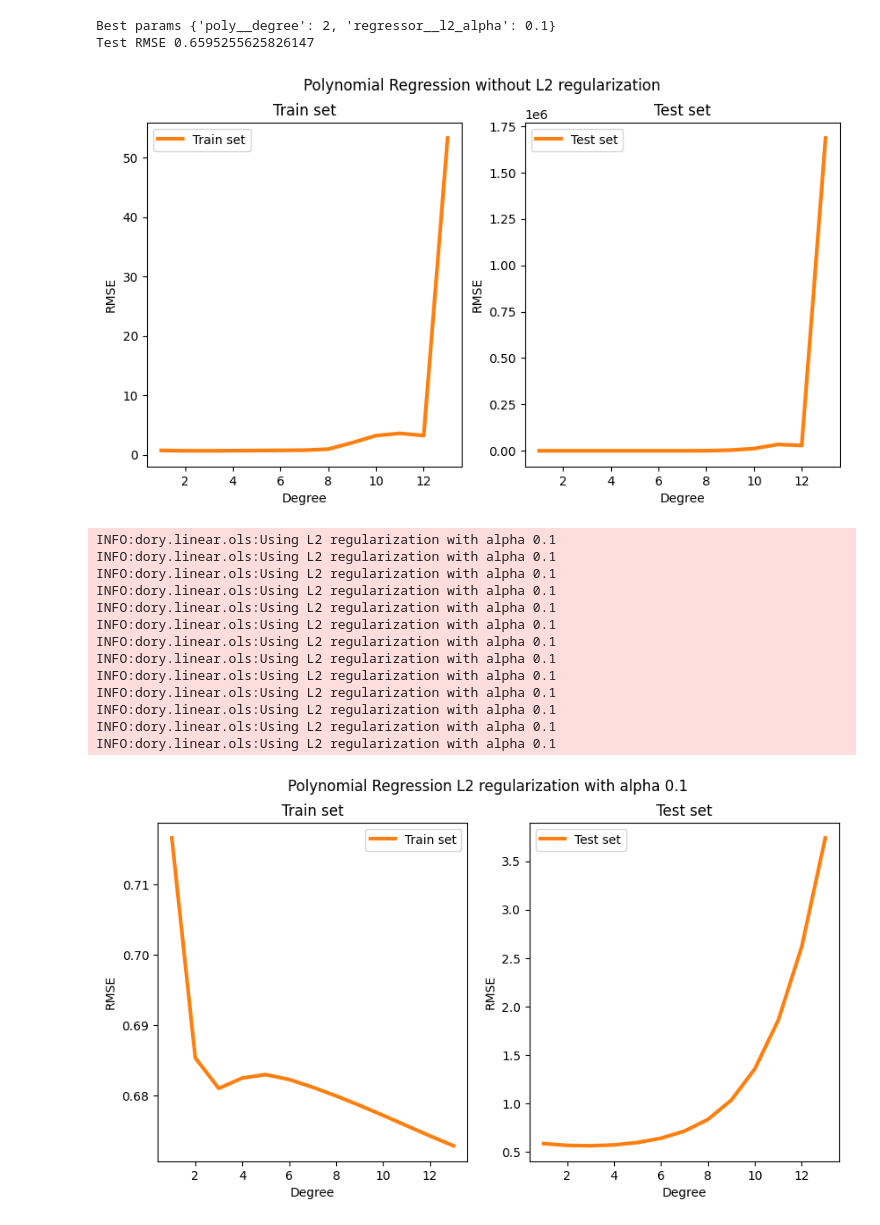
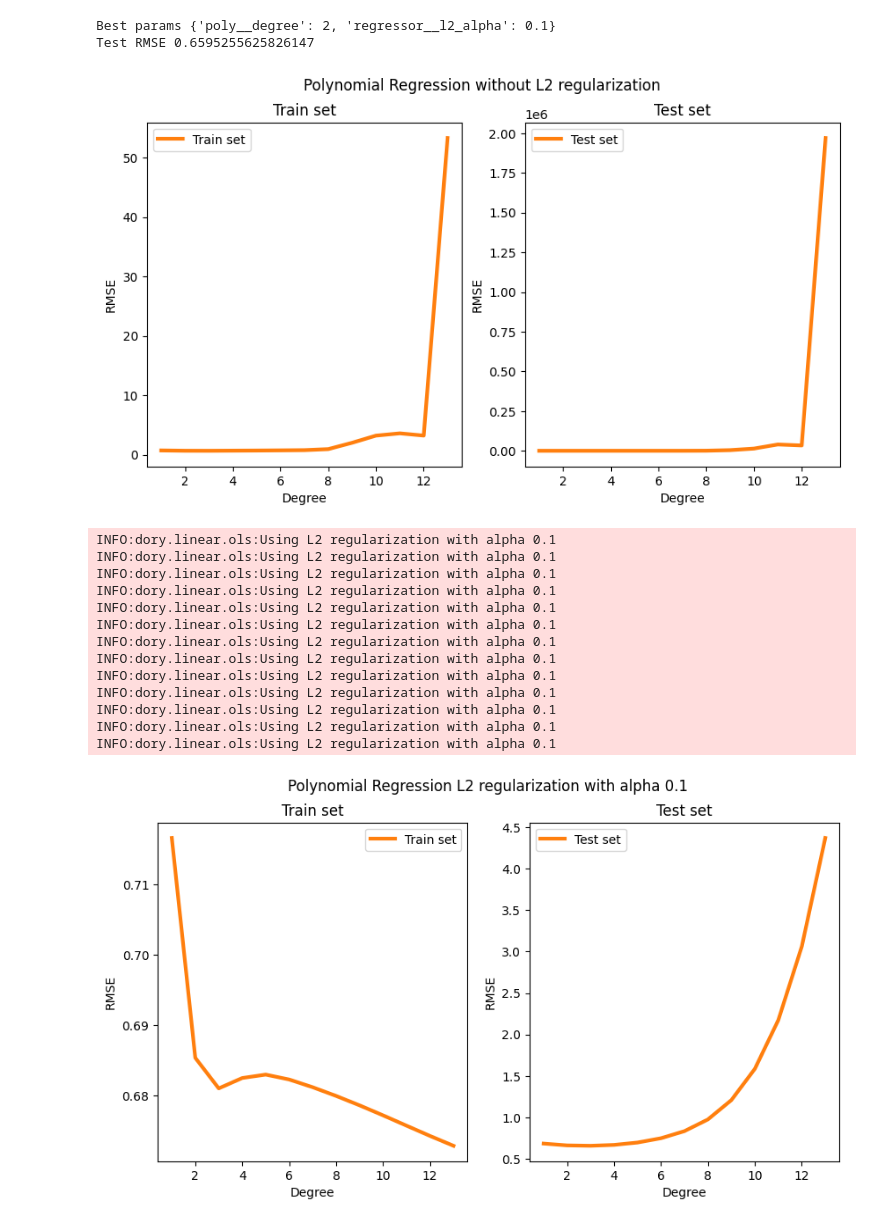
Before and after one commit to talDoFlemis/dory, a Jupyter notebook: lista_01/questao2.ipynb, the cells around one changed output. Cells and saved outputs as stored; diff of their text form; code cells hidden in the pictures.

Commit message:
fix: use denormalized values for rmse on questao2

```diff
--- a/lista_01/questao2.ipynb
+++ b/lista_01/questao2.ipynb
@@ -340,41 +337,41 @@ for i in range(1, 13 + 1):
 
     y_test_pred = pipe.predict(X_test)
     denormalized_y_test_pred = target_scaler.inverse_transform(y_test_pred.reshape(1, -1)).flatten()
-    rmse_test = root_mean_squared_error(y_test, y_test_pred)
+    rmse_test = root_mean_squared_error(denormalized_y_test, denormalized_y_test_pred)
 
     train_points["degree"].append(i)
     train_points["rmse"].append(rmse_validation)
 
     test_points["degree"].append(i)
     test_points["rmse"].append(rmse_test)
 
 
 
 ax[0].plot(
     train_points["degree"],
     train_points["rmse"],
     linewidth=3,
     color="tab:orange",
     label="Train set",
 )
 ax[0].set(xlabel="Degree", ylabel="RMSE", title="Train set")
 ax[0].legend()
 
 ax[1].plot(
     test_points["degree"],
     test_points["rmse"],
     linewidth=3,
     color="tab:orange",
     label="Test set",
 )
 ax[1].set(xlabel="Degree", ylabel="RMSE", title="Test set")
 ax[1].legend()
 
 fig.suptitle("Polynomial Regression without L2 regularization")
 
 fig.show()
 # %% [output]
-[figure, old version]
+[figure, new version]
 # %%
 
 fig, ax = plt.subplots(ncols=2, figsize=(10, 5))
@@ -396,7 +393,7 @@ for i in range(1, 13 + 1):
 
     y_test_pred = pipe.predict(X_test)
     denormalized_y_test_pred = target_scaler.inverse_transform(y_test_pred.reshape(1, -1)).flatten()
-    rmse_test = root_mean_squared_error(y_test, y_test_pred)
+    rmse_test = root_mean_squared_error(denormalized_y_test, denormalized_y_test_pred)
 
     train_points["degree"].append(i)
     train_points["rmse"].append(rmse_validation)
@@ -443,4 +440,4 @@ INFO:dory.linear.ols:Using L2 regularization with alpha 0.1
 INFO:dory.linear.ols:Using L2 regularization with alpha 0.1
 INFO:dory.linear.ols:Using L2 regularization with alpha 0.1
 INFO:dory.linear.ols:Using L2 regularization with alpha 0.1
-[figure, old version]
+[figure, new version]
```
Also changed, not shown: parts of 1 cell of this notebook.
